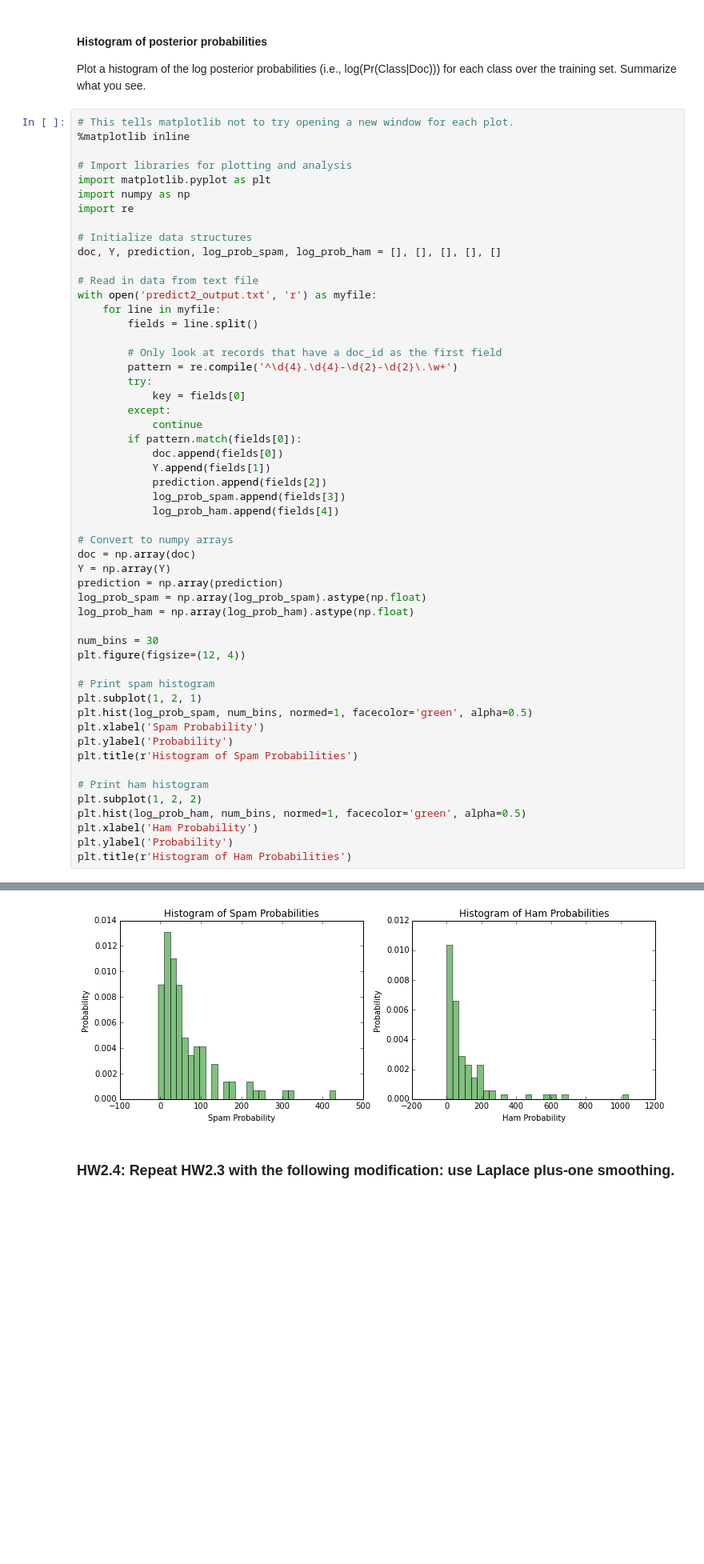
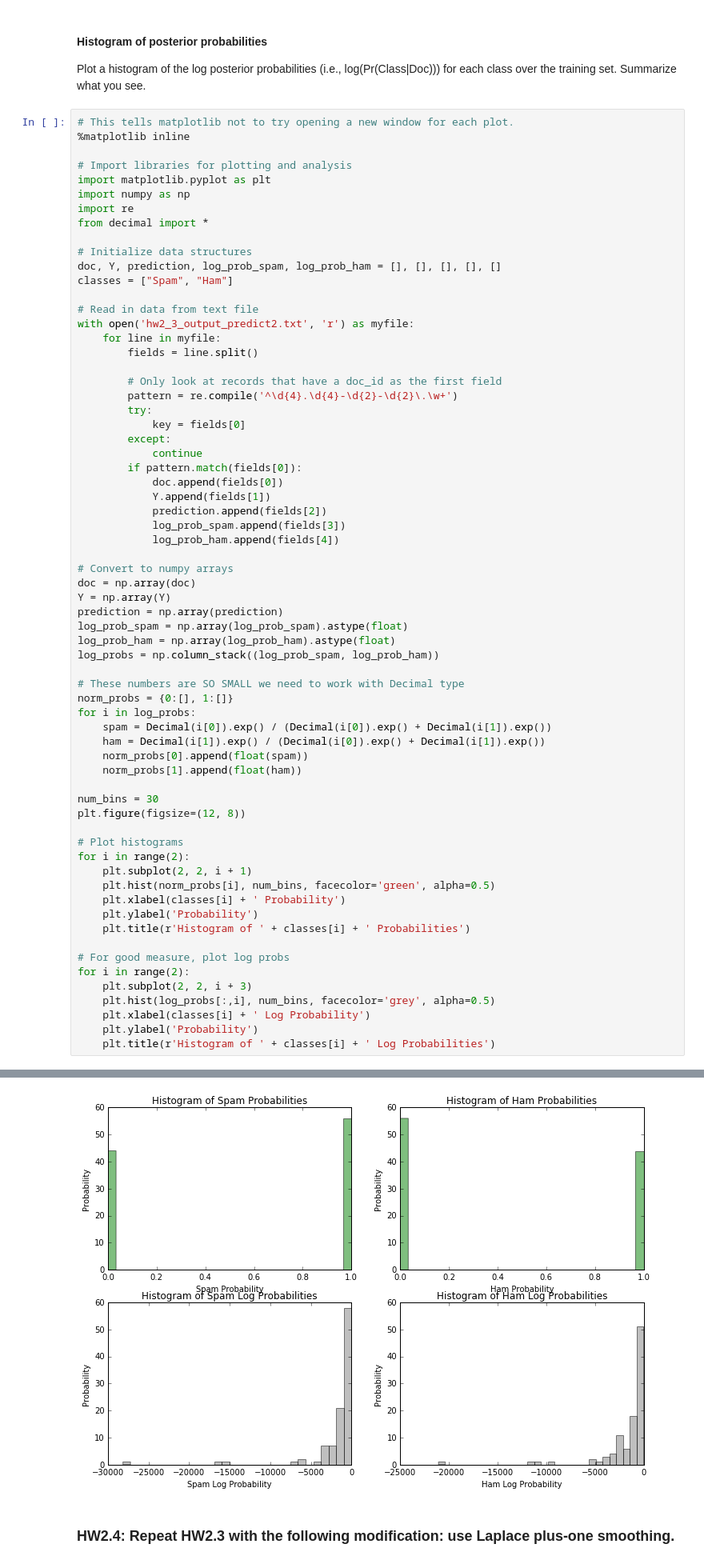
Before and after one commit to mseltz/W261-Fall2016, a Jupyter notebook: Week02/MIDS-W261-2016-HWK-Week02-Seltzer-Copy1.ipynb, the cells around one changed output, grey strips where cells are left out. Shown at 80% size. Saved outputs shown, nothing was run; the diff lists cells and outputs as text; blank space fills up the shorter version.

```diff
--- a/Week02/MIDS-W261-2016-HWK-Week02-Seltzer-Copy1.ipynb
+++ b/Week02/MIDS-W261-2016-HWK-Week02-Seltzer-Copy1.ipynb
@@ -931,12 +896,14 @@ Plot a histogram of the log posterior probabilities (i.e., log(Pr(Class|Doc))) f
 import matplotlib.pyplot as plt
 import numpy as np
 import re
+from decimal import *
 
 # Initialize data structures
 doc, Y, prediction, log_prob_spam, log_prob_ham = [], [], [], [], []
+classes = ["Spam", "Ham"]
 
 # Read in data from text file
-with open('predict2_output.txt', 'r') as myfile:
+with open('hw2_3_output_predict2.txt', 'r') as myfile:
     for line in myfile:
         fields = line.split()
 
@@ -957,23 +924,34 @@ with open('predict2_output.txt', 'r') as myfile:
 doc = np.array(doc)
 Y = np.array(Y)
 prediction = np.array(prediction)
-log_prob_spam = np.array(log_prob_spam).astype(np.float)
-log_prob_ham = np.array(log_prob_ham).astype(np.float)
+log_prob_spam = np.array(log_prob_spam).astype(float)
+log_prob_ham = np.array(log_prob_ham).astype(float)
+log_probs = np.column_stack((log_prob_spam, log_prob_ham))
+
+# These numbers are SO SMALL we need to work with Decimal type
+norm_probs = {0:[], 1:[]}
+for i in log_probs:
+    spam = Decimal(i[0]).exp() / (Decimal(i[0]).exp() + Decimal(i[1]).exp())
+    ham = Decimal(i[1]).exp() / (Decimal(i[0]).exp() + Decimal(i[1]).exp())
+    norm_probs[0].append(float(spam))
+    norm_probs[1].append(float(ham))
 
 num_bins = 30
-plt.figure(figsize=(12, 4))
+plt.figure(figsize=(12, 8))
 
-# Print spam histogram
-plt.subplot(1, 2, 1)
-plt.hist(log_prob_spam, num_bins, normed=1, facecolor='green', alpha=0.5)
-plt.xlabel('Spam Probability')
-plt.ylabel('Probability')
-plt.title(r'Histogram of Spam Probabilities')
+# Plot histograms
+for i in range(2):
+    plt.subplot(2, 2, i + 1)
+    plt.hist(norm_probs[i], num_bins, facecolor='green', alpha=0.5)
+    plt.xlabel(classes[i] + ' Probability')
+    plt.ylabel('Probability')
+    plt.title(r'Histogram of ' + classes[i] + ' Probabilities')
 
-# Print ham histogram
-plt.subplot(1, 2, 2)
-plt.hist(log_prob_ham, num_bins, normed=1, facecolor='green', alpha=0.5)
-plt.xlabel('Ham Probability')
-plt.ylabel('Probability')
-plt.title(r'Histogram of Ham Probabilities')
+# For good measure, plot log probs
+for i in range(2):
+    plt.subplot(2, 2, i + 3)
+    plt.hist(log_probs[:,i], num_bins, facecolor='grey', alpha=0.5)
+    plt.xlabel(classes[i] + ' Log Probability')
+    plt.ylabel('Probability')
+    plt.title(r'Histogram of ' + classes[i] + ' Log Probabilities')
 # %% [output]
@@ -981,3 +958,3 @@ plt.title(r'Histogram of Ham Probabilities')
-[figure, old version]
+[figure, new version]
 # %% [markdown]
 ### HW2.4: Repeat HW2.3 with the following modification: use Laplace plus-one smoothing.
```
Also changed, not shown: parts of 50 cells of this notebook, 8 other files.
